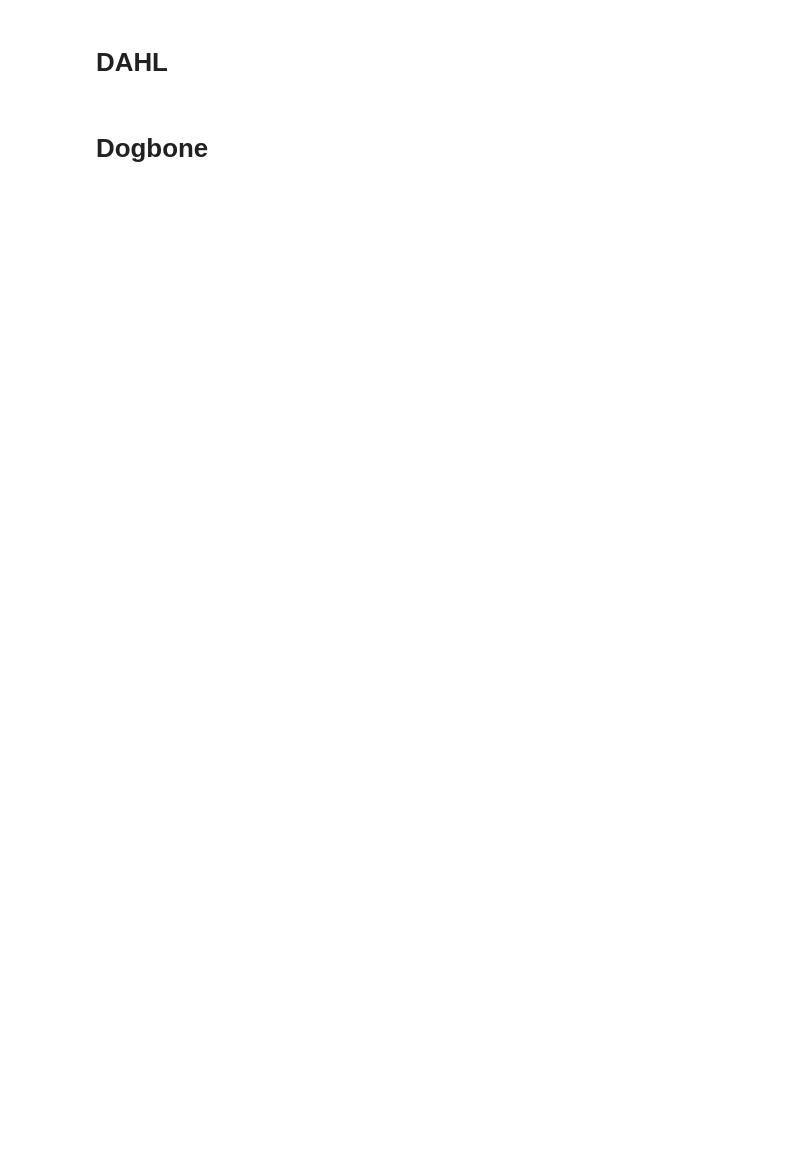
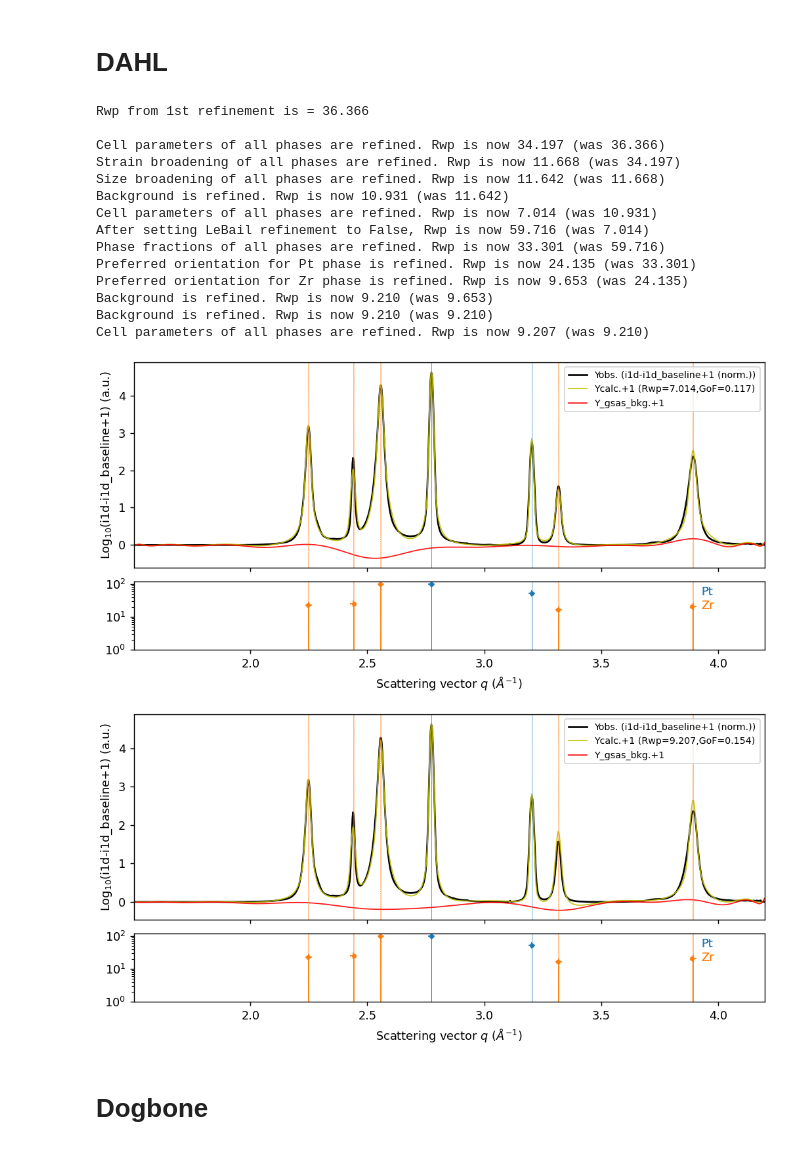
Before and after one commit to MehmetTopsakal/easyXRD, a Jupyter notebook: examples/ZrH-sample/refiner.ipynb, the cells around one changed output. Cells and saved outputs as stored; diff of their text form; code cells hidden in the pictures; blank space fills up the shorter version.

```diff
--- a/examples/ZrH-sample/refiner.ipynb
+++ b/examples/ZrH-sample/refiner.ipynb
@@ -327,31 +358,48 @@ sample.plot_refinement(ylogscale=True)
 # %%
 sample = deepcopy(sample_DAHL)
 sample.get_baseline(
-    input_bkg=sample_Blank.ds.i1d,
+    input_bkg=sample_Blank,
     arpls_lam=1e5,
     use_arpls=True,
     roi_radial_range=[1.5, 4.2],
     normalize_to=100,
     plot=False,
 )
 sample.load_phases(phases=phases_PtZr, plot=False)
 
 
 sample.setup_gsas2_calculator(instprm_from_gpx="gsas_LaB6.gpx")
 sample.refine_cell_params()
 sample.refine_strain_broadening()
 sample.refine_size_broadening()
 sample.refine_background(num_coeffs=20)
-sample.plot_refinement()
+sample.refine_cell_params(plot=True)
 
 sample.set_LeBail(set_to=False, refine=True)
 sample.refine_phase_fractions()
 
 sample.refine_preferred_orientation(phase=0, harmonics_order=4)
 sample.refine_preferred_orientation(phase=1, harmonics_order=4)
 sample.refine_background(num_coeffs=20)
 sample.refine_background(num_coeffs=20)
-sample.plot_refinement(ylogscale=True)
+sample.refine_cell_params(plot=True)
+# %% [output]
+Rwp from 1st refinement is = 36.366
+
+Cell parameters of all phases are refined. Rwp is now 34.197 (was 36.366)
+Strain broadening of all phases are refined. Rwp is now 11.668 (was 34.197)
+Size broadening of all phases are refined. Rwp is now 11.642 (was 11.668)
+Background is refined. Rwp is now 10.931 (was 11.642)
+Cell parameters of all phases are refined. Rwp is now 7.014 (was 10.931)
+After setting LeBail refinement to False, Rwp is now 59.716 (was 7.014)
+Phase fractions of all phases are refined. Rwp is now 33.301 (was 59.716)
+Preferred orientation for Pt phase is refined. Rwp is now 24.135 (was 33.301)
+Preferred orientation for Zr phase is refined. Rwp is now 9.653 (was 24.135)
+Background is refined. Rwp is now 9.210 (was 9.653)
+Background is refined. Rwp is now 9.210 (was 9.210)
+Cell parameters of all phases are refined. Rwp is now 9.207 (was 9.210)
+[figure, added]
+[figure, added]
 # %% [markdown]
 # Dogbone
 # %%
```
Also changed, not shown: parts of 9 cells of this notebook, 2 other files.
